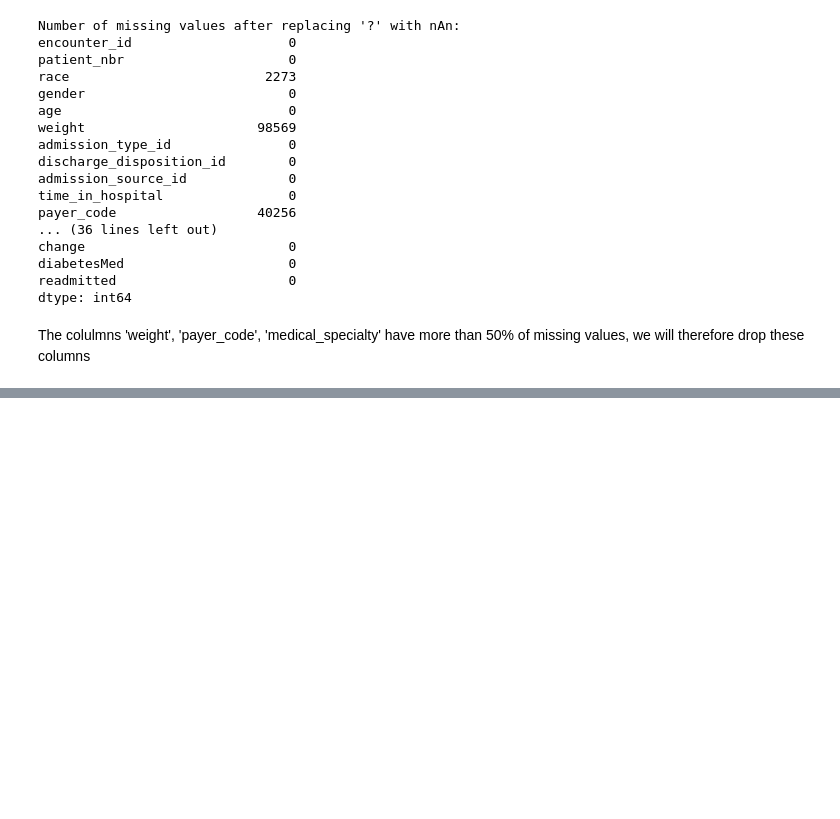
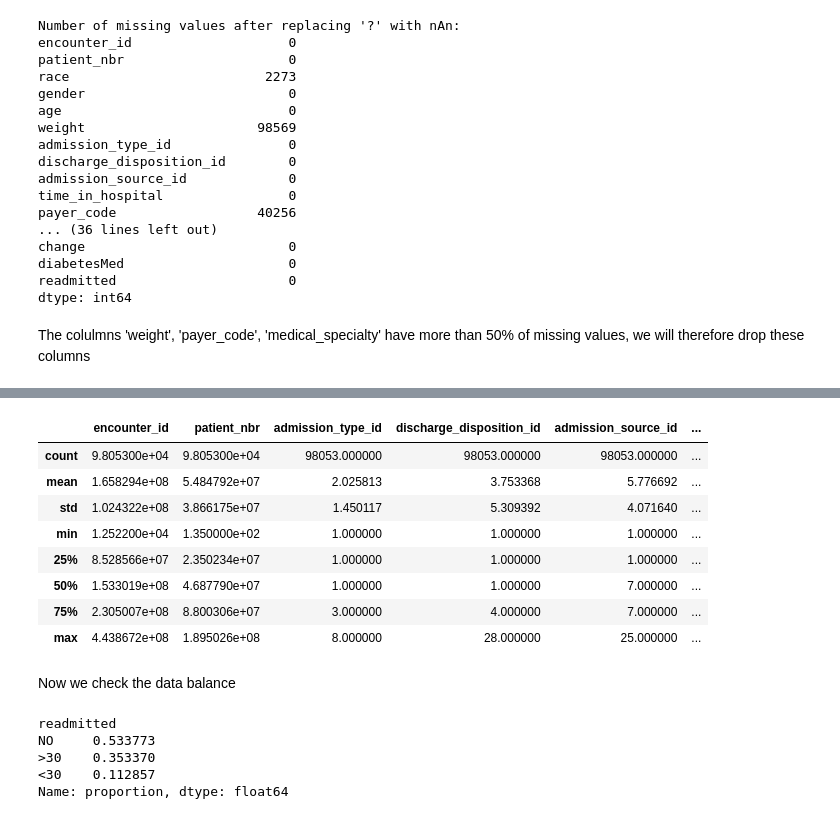
Before and after one commit to SandrineDaniel/Projet_ML, a Jupyter notebook: projet_notebook.ipynb, the cells around one changed output, grey strips where cells are left out. Cells and saved outputs as stored; diff of their text form; code cells hidden in the pictures; blank space fills up the shorter version.

```diff
--- a/projet_notebook.ipynb
+++ b/projet_notebook.ipynb
@@ -182,0 +225,22 @@ print(df.shape)
+# %%
+df.describe() #for numerical variables
+# %% [output]
+|  | encounter_id | patient_nbr | admission_type_id | discharge_disposition_id | admission_source_id | ... |
+| count | 9.805300e+04 | 9.805300e+04 | 98053.000000 | 98053.000000 | 98053.000000 | ... |
+| mean | 1.658294e+08 | 5.484792e+07 | 2.025813 | 3.753368 | 5.776692 | ... |
+| std | 1.024322e+08 | 3.866175e+07 | 1.450117 | 5.309392 | 4.071640 | ... |
+| min | 1.252200e+04 | 1.350000e+02 | 1.000000 | 1.000000 | 1.000000 | ... |
+| 25% | 8.528566e+07 | 2.350234e+07 | 1.000000 | 1.000000 | 1.000000 | ... |
+| 50% | 1.533019e+08 | 4.687790e+07 | 1.000000 | 1.000000 | 7.000000 | ... |
+| 75% | 2.305007e+08 | 8.800306e+07 | 3.000000 | 4.000000 | 7.000000 | ... |
+| max | 4.438672e+08 | 1.895026e+08 | 8.000000 | 28.000000 | 25.000000 | ... |
+# %% [markdown]
+Now we check the data balance
+# %%
+df['readmitted'].value_counts(normalize=True)
+# %% [output]
+readmitted
+NO     0.533773
+>30    0.353370
+<30    0.112857
+Name: proportion, dtype: float64
```
Also changed, not shown: parts of 33 cells of this notebook, 1 other file.
